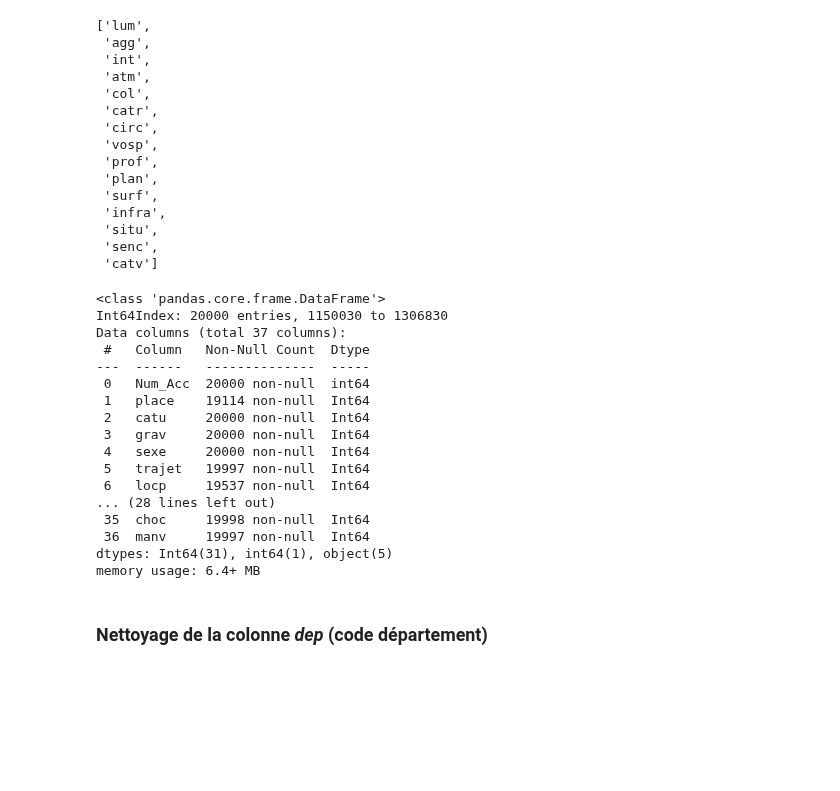
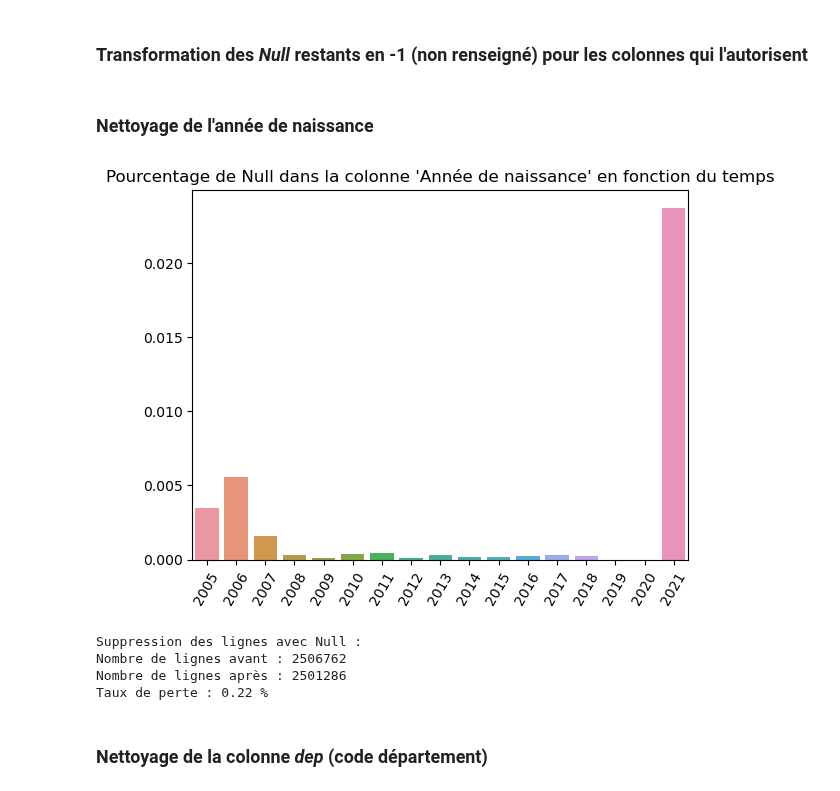
Before and after one commit to nicolascarayon/projet-accidents-routiers, a Jupyter notebook: nico_load_data_in_df.ipynb, the cells around one changed output. Drawn from its saved outputs; the diff is of its cells as text; code cells hidden in the pictures; blank space fills up the shorter version.

```diff
--- a/nico_load_data_in_df.ipynb
+++ b/nico_load_data_in_df.ipynb
@@ -46,41 +47,0 @@ ax = sns.heatmap(df_sample.isna(), cbar=False);
-# %%
-# var pour lesquelles -1 = Non renseigné
-
-['lum', 'agg', 'int', 'atm', 'col', 'catr', 'circ', 'vosp', 'prof', 'plan', 'surf', 'infra', 'situ', 'senc', 'catv']
-# %% [output]
-['lum',
- 'agg',
- 'int',
- 'atm',
- 'col',
- 'catr',
- 'circ',
- 'vosp',
- 'prof',
- 'plan',
- 'surf',
- 'infra',
- 'situ',
- 'senc',
- 'catv']
-# %%
-# df_all = pt.replace_null_mode(df_all, True)
-df_all.info()
-# %% [output]
-<class 'pandas.core.frame.DataFrame'>
-Int64Index: 20000 entries, 1150030 to 1306830
-Data columns (total 37 columns):
- #   Column   Non-Null Count  Dtype
----  ------   --------------  -----
- 0   Num_Acc  20000 non-null  int64
- 1   place    19114 non-null  Int64
- 2   catu     20000 non-null  Int64
- 3   grav     20000 non-null  Int64
- 4   sexe     20000 non-null  Int64
- 5   trajet   19997 non-null  Int64
- 6   locp     19537 non-null  Int64
-... (28 lines left out)
- 35  choc     19998 non-null  Int64
- 36  manv     19997 non-null  Int64
-dtypes: Int64(31), int64(1), object(5)
-memory usage: 6.4+ MB
@@ -90,3 +48,38 @@ memory usage: 6.4+ MB
+# %% [markdown]
+### Transformation des  *Null* restants en -1 (non renseigné) pour les colonnes qui l'autorisent
+# %%
+df = pt.clean_categ_not_specified(df)
+# %% [markdown]
+### Nettoyage de l'année de naissance
+# %%
+df[df.an_nais.isna()].shape[0]
+df[df.an_nais.isna()].an.value_counts()
+
+years = []
+rate_nan = []
+for year in range(start_year, end_year+1):
+    years.append(year)
+    rate_nan.append(df[(df.an_nais.isna()) & (df.an==year)].shape[0] / df[df.an==year].shape[0])
+
+plt.title(f"Pourcentage de Null dans la colonne 'Année de naissance' en fonction du temps")
+ax = sns.barplot(x=years, y=rate_nan)
+plt.xticks(rotation=60);
+# %% [output]
+[figure, added]
+# %%
+print("Suppression des lignes avec Null : ")
+nb_bef = df.shape[0]
+print(f"Nombre de lignes avant : {nb_bef}")
+
+df = df.dropna(axis = 0, how = 'any')
+nb_aft = df.shape[0]
+print(f"Nombre de lignes après : {nb_aft}")
+print(f"Taux de perte : {(nb_bef-nb_aft)/nb_aft*100:.2f} %")
+# %% [output]
+Suppression des lignes avec Null :
+Nombre de lignes avant : 2506762
+Nombre de lignes après : 2501286
+Taux de perte : 0.22 %
 # %% [markdown]
 ### Nettoyage de la colonne *dep* (code département)
 # %%
```
Also changed, not shown: parts of 42 cells of this notebook, 1 other file.
